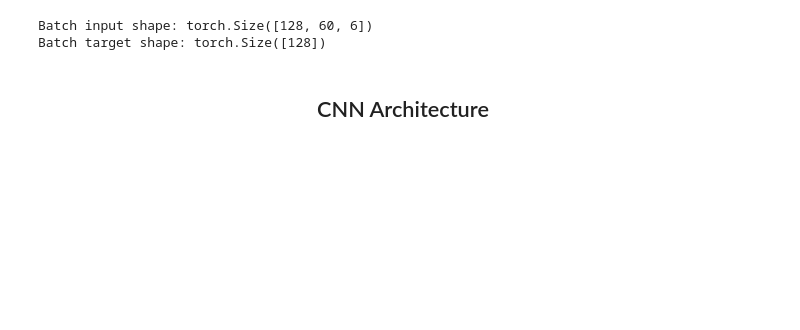
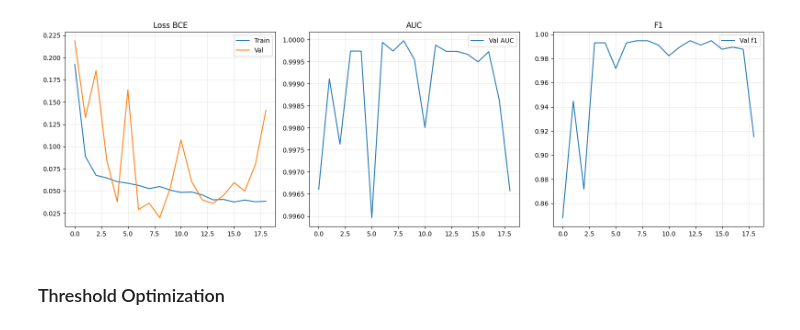
Before and after one commit to Mortti11/Deep_Learning, a Jupyter notebook: CNN_Times_series/Pytorch.ipynb, the cells around one changed output. Saved outputs shown, nothing was run; the diff lists cells and outputs as text; code cells hidden in the pictures; blank space fills up the shorter version.

```diff
--- a/CNN_Times_series/Pytorch.ipynb
+++ b/CNN_Times_series/Pytorch.ipynb
@@ -23,3 +31,5 @@ from sklearn.metrics import  precision_score, recall_score, f1_score,  roc_auc_s
 # %%
-device = torch.device('cuda' if torch.cuda.is_available() else 'cpu')
-device
+# Loading the same 3 DSs
+df_train = pd.read_csv('train.csv')
+df_val = pd.read_csv("val.csv")
+df_test = pd.read_csv('test.csv')
@@ -49,3 +78,17 @@ print(df_test.duplicated().sum())
 # %%
-for df in [df_train, df_test]:
-    df.drop_duplicates(inplace=True)
+
+X_train_train = torch.tensor(X_windows_train, dtype=torch.float32)
+y_train_train = torch.tensor(y_windows_train, dtype=torch.float32)
+
+X_val_train = torch.tensor(X_windows_val, dtype=torch.float32)
+y_val_train = torch.tensor(y_windows_val, dtype=torch.float32)
+
+X_test_train = torch.tensor(X_windows_test, dtype=torch.float32)
+y_test_train = torch.tensor(y_windows_test, dtype=torch.float32)
+
+batch_size = 64
+train_loader = DataLoader(TensorDataset(X_train_train, y_train_train), batch_size=batch_size, shuffle=True)
+val_loader = DataLoader(TensorDataset(X_val_train, y_val_train), batch_size=batch_size, shuffle=False)
+test_loader = DataLoader(TensorDataset(X_test_train, y_test_train), batch_size=batch_size, shuffle=False)
+
+print(f'Train batches: {len(train_loader)}, Val batches: {len(val_loader)}, Test batches: {len(test_loader)}')
@@ -142,13 +286,20 @@ test_loader = DataLoader(test_dataset, batch_size=batch_size, shuffle=False)
 # %%
-# I nned to see shape of one batch
-for X_batch, y_batch in train_loader:
-    print(f"Batch input shape: {X_batch.shape}")
-    print(f"Batch target shape: {y_batch.shape}")
-    break
-# In forward function, I will switch input shape and sequence lemght
+# Training curves
+fig, axes = plt.subplots(1, 3, figsize=(16, 5))
+axes[0].plot(history['train_loss'], label='Train')
+axes[0].plot(history['val_loss'], label='Val')
+axes[0].set_title('Loss BCE'); axes[0].legend(); axes[0].grid(True, alpha=0.3)
+axes[1].plot(history['val_auc'], label='Val AUC')
+axes[1].set_title('AUC'); axes[1].legend(); axes[1].grid(True,alpha=0.3)
+
+axes[2].plot(history['val_f1'], label='Val f1')
+axes[2].set_title('F1'); axes[2].legend(); axes[2].grid(True, alpha=0.3)
+
+plt.tight_layout()
+plt.show()
+# same issue as keras, the model has smooth curve on training ds but not on val ds.
 # %% [output]
-Batch input shape: torch.Size([128, 60, 6])
-Batch target shape: torch.Size([128])
+[figure, added]
 # %% [markdown]
-<h2><center>CNN Architecture<h2>
+### Threshold Optimization
 # %%
```
Also changed, not shown: parts of 26 cells of this notebook, 11 other files.
